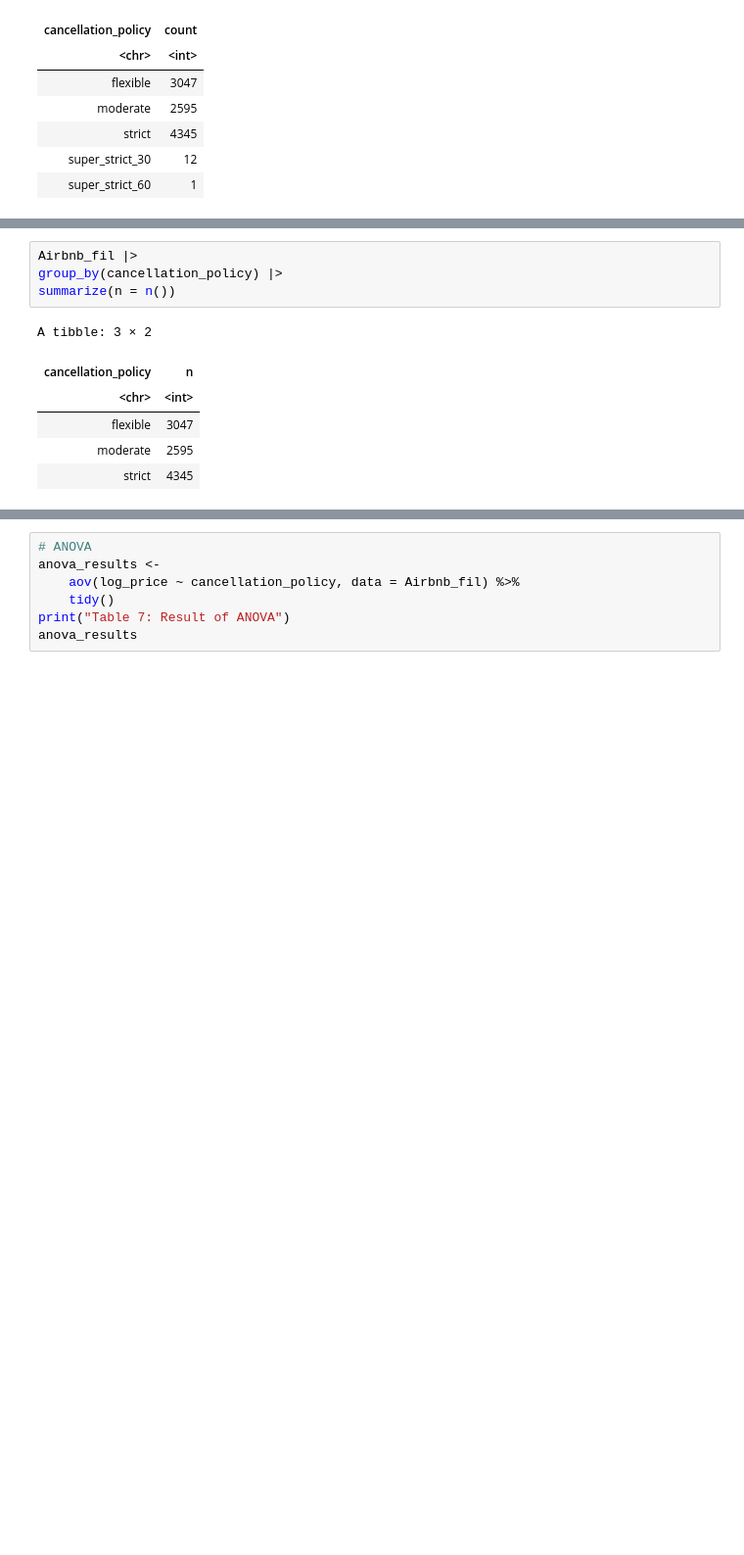
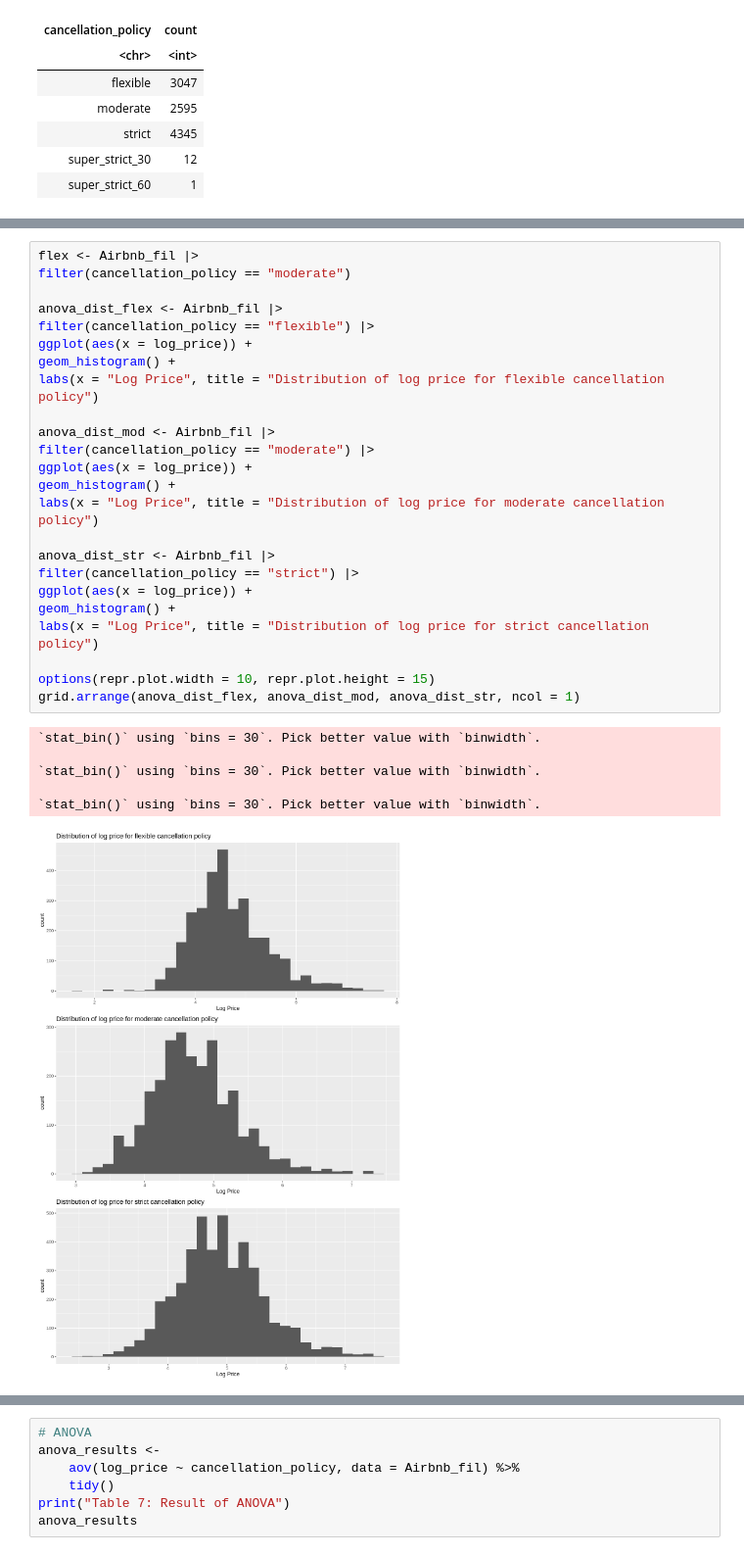
Before and after one commit to takumihoriba/stat201-project, a Jupyter notebook: proposal_final.ipynb, the cells around one changed output, grey strips where cells are left out. Shown at 98% size. Drawn from its saved outputs; the diff is of its cells as text; blank space fills up the shorter version.

```diff
--- a/proposal_final.ipynb
+++ b/proposal_final.ipynb
@@ -276,11 +277,31 @@ filter(cancellation_policy %in% c("flexible", "moderate", "strict"))
-# %%
-Airbnb_fil |>
-group_by(cancellation_policy) |>
-summarize(n = n())
-# %% [output]
-A tibble: 3 × 2
-| cancellation_policy | n |
-| <chr> | <int> |
-| flexible | 3047 |
-| moderate | 2595 |
-| strict | 4345 |
+# %%
+flex <- Airbnb_fil |>
+filter(cancellation_policy == "moderate")
+
+anova_dist_flex <- Airbnb_fil |>
+filter(cancellation_policy == "flexible") |>
+ggplot(aes(x = log_price)) +
+geom_histogram() +
+labs(x = "Log Price", title = "Distribution of log price for flexible cancellation policy")
+
+anova_dist_mod <- Airbnb_fil |>
+filter(cancellation_policy == "moderate") |>
+ggplot(aes(x = log_price)) +
+geom_histogram() +
+labs(x = "Log Price", title = "Distribution of log price for moderate cancellation policy")
+
+anova_dist_str <- Airbnb_fil |>
+filter(cancellation_policy == "strict") |>
+ggplot(aes(x = log_price)) +
+geom_histogram() +
+labs(x = "Log Price", title = "Distribution of log price for strict cancellation policy")
+
+options(repr.plot.width = 10, repr.plot.height = 15)
+grid.arrange(anova_dist_flex, anova_dist_mod, anova_dist_str, ncol = 1)
+# %% [output]
+`stat_bin()` using `bins = 30`. Pick better value with `binwidth`.
+
+`stat_bin()` using `bins = 30`. Pick better value with `binwidth`.
+
+`stat_bin()` using `bins = 30`. Pick better value with `binwidth`.
+[figure, added]
```
Also changed, not shown: parts of 5 cells of this notebook.
